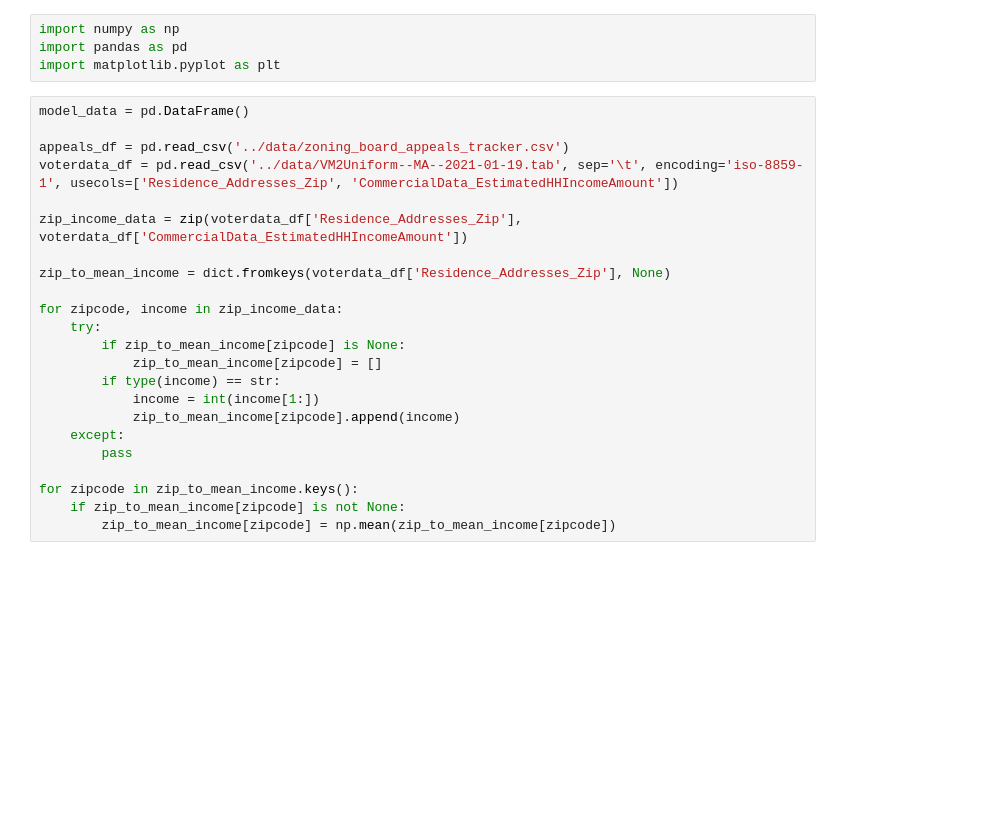
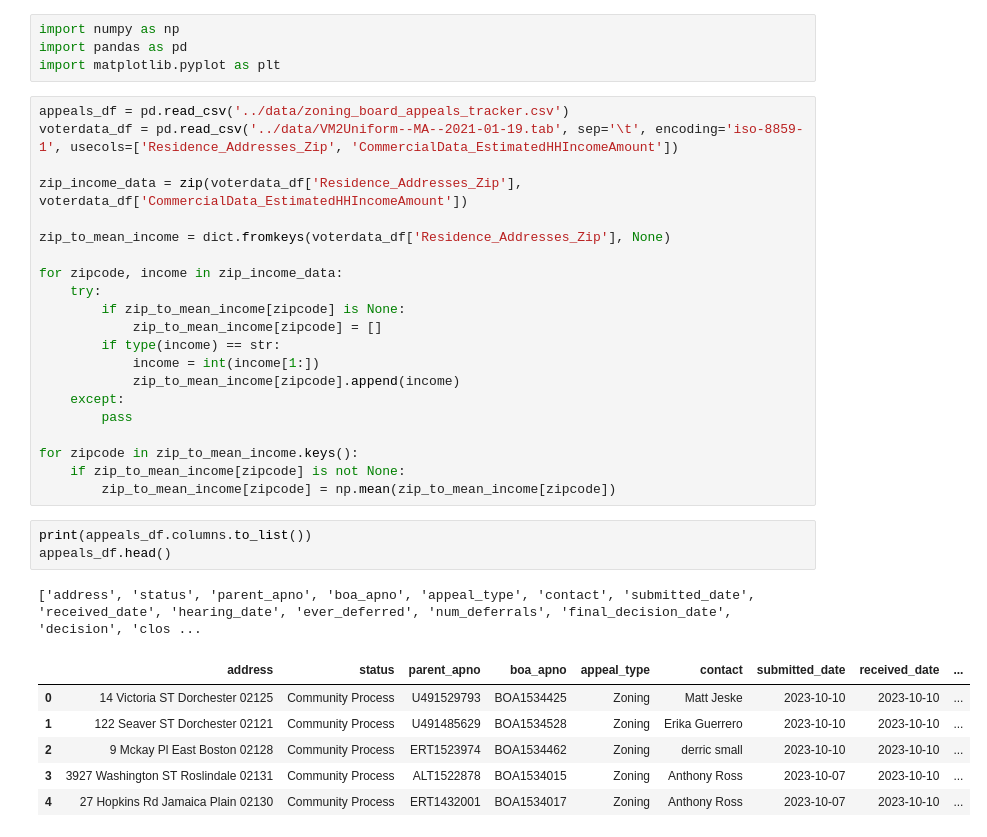
Before and after one commit to BU-Spark/ds-boston-permitting, a Jupyter notebook: fa23-team-f/workbooks/model.ipynb, the cells around one changed output. Drawn from its saved outputs; the diff is of its cells as text; blank space fills up the shorter version.

```diff
--- a/fa23-team-f/workbooks/model.ipynb
+++ b/fa23-team-f/workbooks/model.ipynb
@@ -3,8 +3,6 @@ import numpy as np
 import pandas as pd
 import matplotlib.pyplot as plt
 # %%
-model_data = pd.DataFrame()
-
 appeals_df = pd.read_csv('../data/zoning_board_appeals_tracker.csv')
 voterdata_df = pd.read_csv('../data/VM2Uniform--MA--2021-01-19.tab', sep='\t', encoding='iso-8859-1', usecols=['Residence_Addresses_Zip', 'CommercialData_EstimatedHHIncomeAmount'])
 
@@ -25,6 +23,17 @@ for zipcode, income in zip_income_data:
 for zipcode in zip_to_mean_income.keys():
     if zip_to_mean_income[zipcode] is not None:
         zip_to_mean_income[zipcode] = np.mean(zip_to_mean_income[zipcode])
+# %%
+print(appeals_df.columns.to_list())
+appeals_df.head()
+# %% [output]
+['address', 'status', 'parent_apno', 'boa_apno', 'appeal_type', 'contact', 'submitted_date', 'received_date', 'hearing_date', 'ever_deferred', 'num_deferrals', 'final_decision_date', 'decision', 'clos ...
+|  | address | status | parent_apno | boa_apno | appeal_type | contact | submitted_date | received_date | ... |
+| 0 | 14 Victoria ST Dorchester 02125 | Community Process | U491529793 | BOA1534425 | Zoning | Matt Jeske | 2023-10-10 | 2023-10-10 | ... |
+| 1 | 122 Seaver ST Dorchester 02121 | Community Process | U491485629 | BOA1534528 | Zoning | Erika Guerrero | 2023-10-10 | 2023-10-10 | ... |
+| 2 | 9 Mckay Pl East Boston 02128 | Community Process | ERT1523974 | BOA1534462 | Zoning | derric small | 2023-10-10 | 2023-10-10 | ... |
+| 3 | 3927 Washington ST Roslindale 02131 | Community Process | ALT1522878 | BOA1534015 | Zoning | Anthony Ross | 2023-10-07 | 2023-10-10 | ... |
+| 4 | 27 Hopkins Rd Jamaica Plain 02130 | Community Process | ERT1432001 | BOA1534017 | Zoning | Anthony Ross | 2023-10-07 | 2023-10-10 | ... |
 # %%
 # Add model features
 """
```
Also changed, not shown: parts of 4 cells of this notebook, 1 other file.
